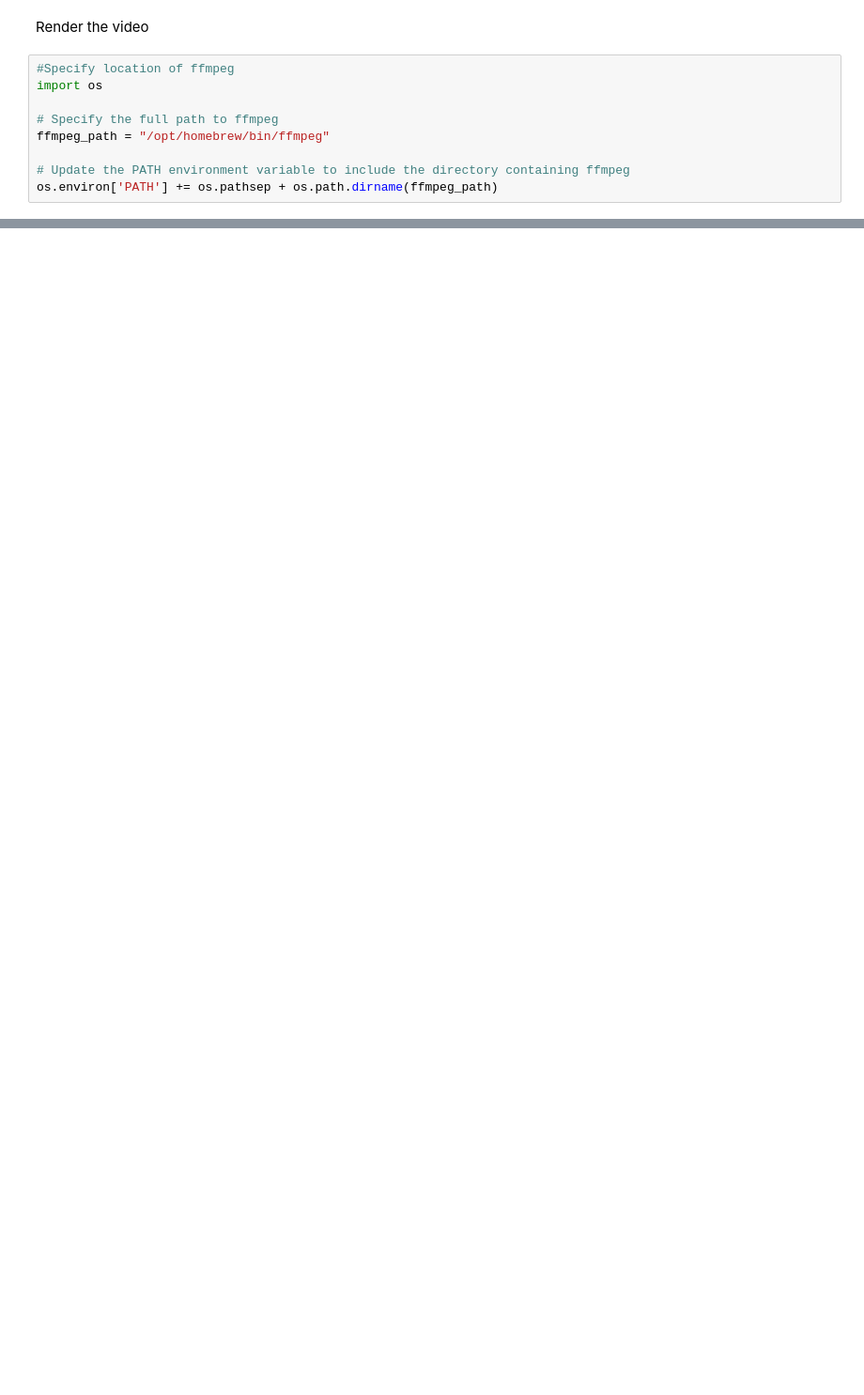
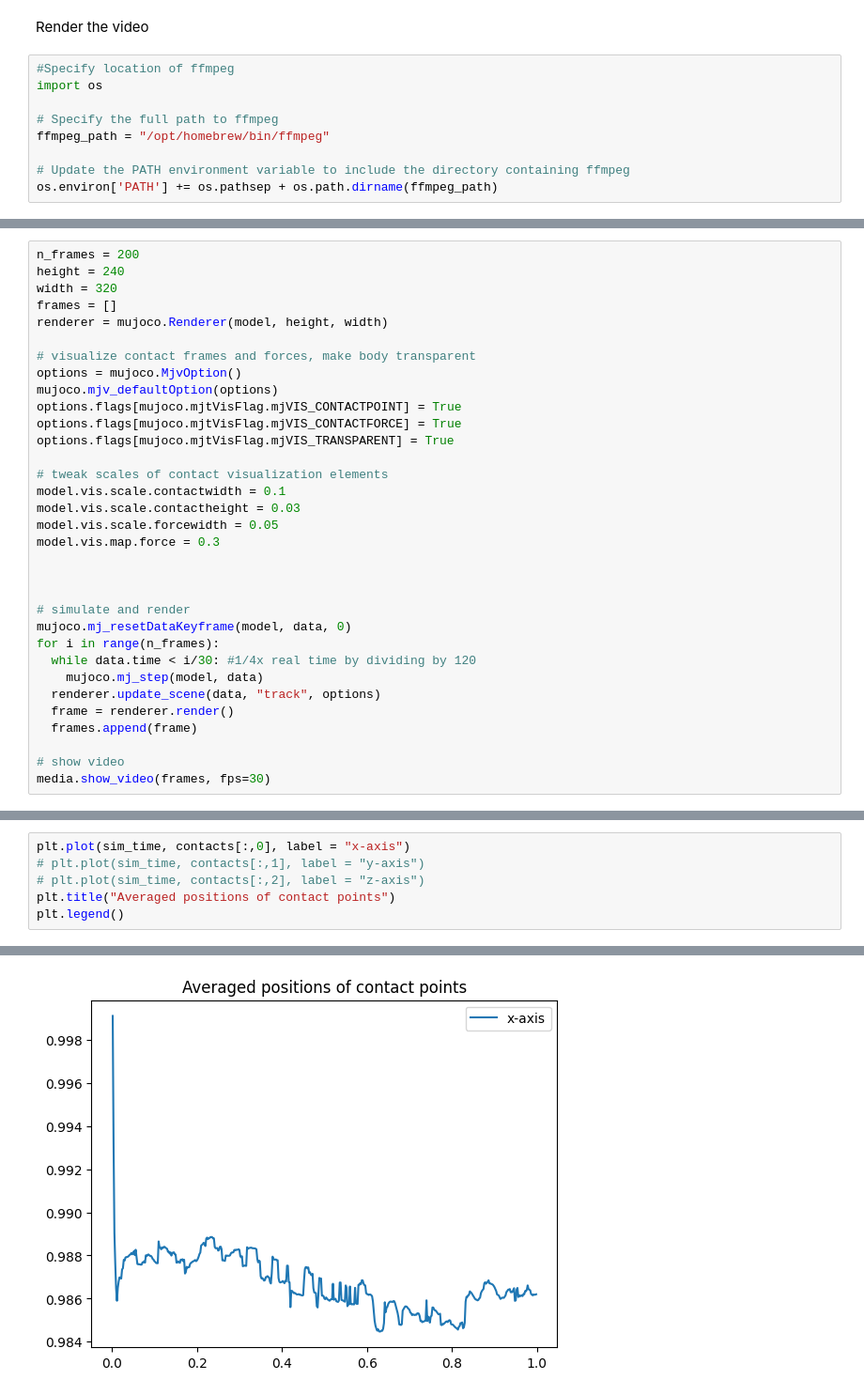
Before and after one commit to AidaTheShip/cyr-wheel, a Jupyter notebook: Reinforcement Learning/cyrwheelmodel.ipynb, the cells around one changed output, grey strips where cells are left out. Shown at 94% size. Drawn from its saved outputs; the diff is of its cells as text; blank space fills up the shorter version.

Commit message:
Added tracking camera, visualizing contact forces, started getting the contact position but not quite done

```diff
--- a/Reinforcement Learning/cyrwheelmodel.ipynb
+++ b/Reinforcement Learning/cyrwheelmodel.ipynb
@@ -143,0 +121,33 @@ render(xml, 7, 20)
+# %%
+n_frames = 200
+height = 240
+width = 320
+frames = []
+renderer = mujoco.Renderer(model, height, width)
+
+# visualize contact frames and forces, make body transparent
+options = mujoco.MjvOption()
+mujoco.mjv_defaultOption(options)
+options.flags[mujoco.mjtVisFlag.mjVIS_CONTACTPOINT] = True
+options.flags[mujoco.mjtVisFlag.mjVIS_CONTACTFORCE] = True
+options.flags[mujoco.mjtVisFlag.mjVIS_TRANSPARENT] = True
+
+# tweak scales of contact visualization elements
+model.vis.scale.contactwidth = 0.1
+model.vis.scale.contactheight = 0.03
+model.vis.scale.forcewidth = 0.05
+model.vis.map.force = 0.3
+
+
+
+# simulate and render
+mujoco.mj_resetDataKeyframe(model, data, 0)
+for i in range(n_frames):
+  while data.time < i/30: #1/4x real time by dividing by 120
+    mujoco.mj_step(model, data)
+  renderer.update_scene(data, "track", options)
+  frame = renderer.render()
+  frames.append(frame)
+
+# show video
+media.show_video(frames, fps=30)
@@ -143,0 +234,7 @@ render(xml, 7, 20)
+# %%
+plt.plot(sim_time, contacts[:,0], label = "x-axis")
+# plt.plot(sim_time, contacts[:,1], label = "y-axis")
+# plt.plot(sim_time, contacts[:,2], label = "z-axis")
+plt.title("Averaged positions of contact points")
+plt.legend()
+# %% [output]
@@ -143,0 +242 @@ render(xml, 7, 20)
+[figure, added]
```
Also changed, not shown: parts of 11 cells of this notebook, 3 other files.
